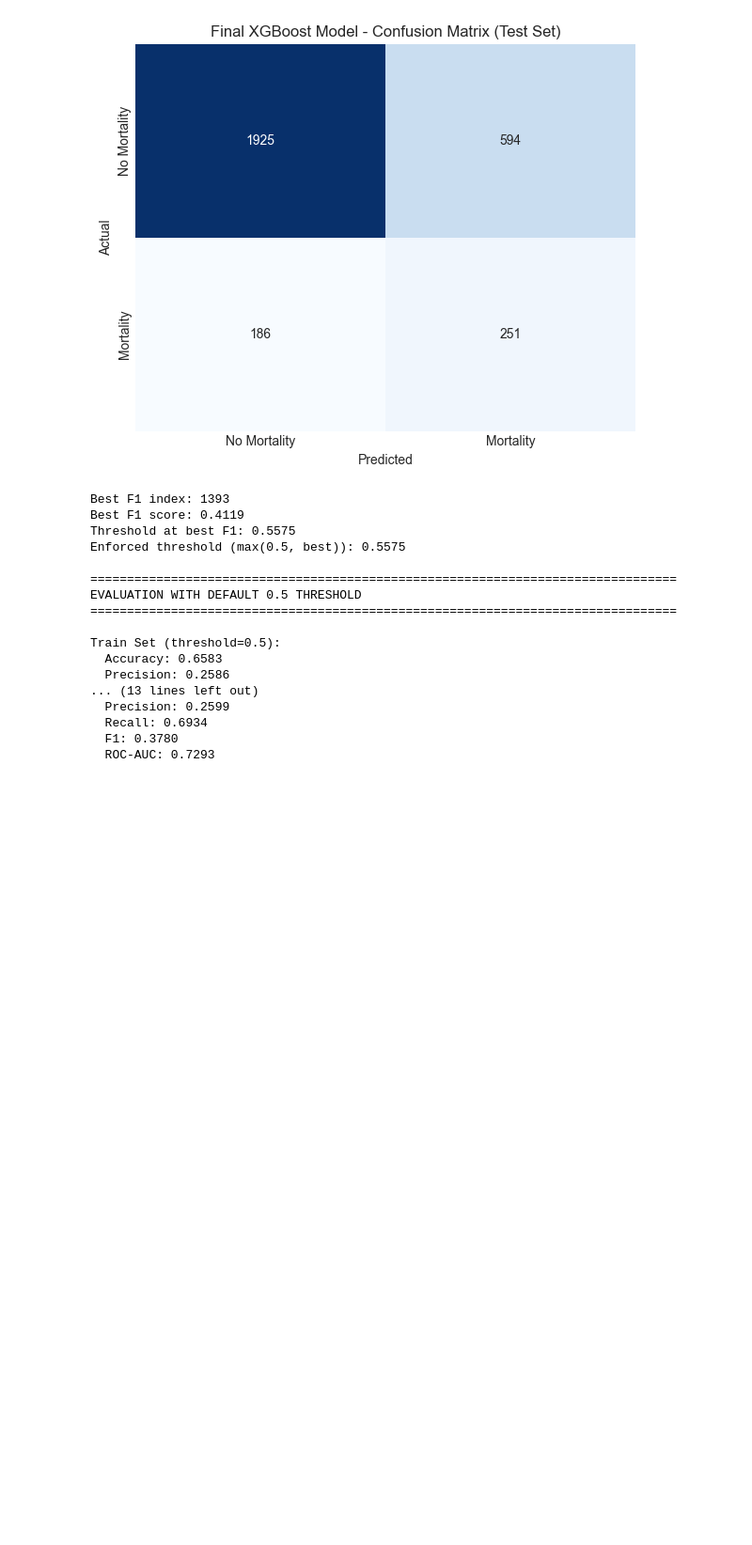
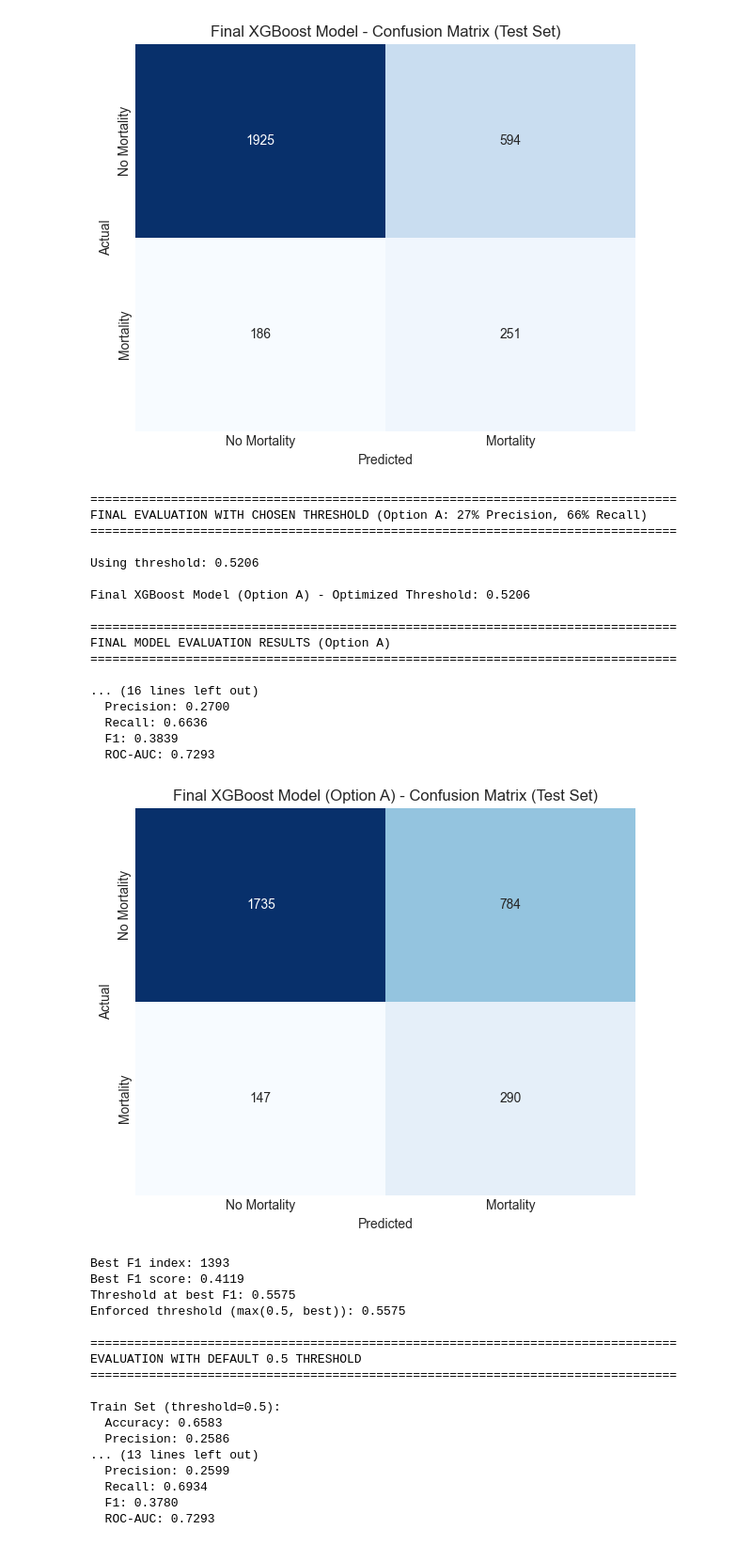
Before and after one commit to uripont/catalan-traffic-accident-analysis, a Jupyter notebook: notebooks/04_training_pipeline.ipynb, the cells around one changed output. Shown at 94% size. Drawn from its saved outputs; the diff is of its cells as text; code cells hidden in the pictures; blank space fills up the shorter version.

Commit message:
threshold evaluation

```diff
--- a/notebooks/04_training_pipeline.ipynb
+++ b/notebooks/04_training_pipeline.ipynb
@@ -391,6 +391,66 @@ Train Set:
   F1: 0.3916
   ROC-AUC: 0.7293
 [figure]
+# %%
+# RE-EVALUATE WITH CHOSEN THRESHOLD
+# Choose one of the options above. Example uses Option A (25% precision, 66% recall)
+print("\n" + "="*80)
+print("FINAL EVALUATION WITH CHOSEN THRESHOLD (Option A: 27% Precision, 66% Recall)")
+print("="*80)
+
+chosen_threshold = 0.5206  # Option A - catches more cases
+
+print(f"\nUsing threshold: {chosen_threshold:.4f}\n")
+
+final_results_chosen = evaluate_model(
+    final_model,
+    X_train_scaled, X_val_scaled, X_test_scaled,
+    y_train, y_val, y_test,
+    'Final XGBoost Model (Option A)',
+    threshold=chosen_threshold
+)
+
+print("\n" + "="*80)
+print("FINAL MODEL EVALUATION RESULTS (Option A)")
+print("="*80)
+for set_name in ['Train', 'Val', 'Test']:
+    print(f"\n{set_name} Set:")
+    for metric, value in final_results_chosen[set_name].items():
+        print(f"  {metric}: {value:.4f}")
+
+# Show confusion matrix for test set
+y_test_proba = final_model.predict_proba(X_test_scaled)[:, 1]
+y_test_pred = (y_test_proba >= chosen_threshold).astype(int)
+cm = confusion_matrix(y_test, y_test_pred)
+
+fig, ax = plt.subplots(figsize=(6, 5))
+sns.heatmap(cm, annot=True, fmt='d', cmap='Blues', ax=ax, cbar=False,
+            xticklabels=['No Mortality', 'Mortality'],
+            yticklabels=['No Mortality', 'Mortality'])
+ax.set_ylabel('Actual')
+ax.set_xlabel('Predicted')
+ax.set_title(f'Final XGBoost Model (Option A) - Confusion Matrix (Test Set)')
+plt.tight_layout()
+plt.show()
+# %% [output]
+================================================================================
+FINAL EVALUATION WITH CHOSEN THRESHOLD (Option A: 27% Precision, 66% Recall)
+================================================================================
+
+Using threshold: 0.5206
+
+Final XGBoost Model (Option A) - Optimized Threshold: 0.5206
+
+================================================================================
+FINAL MODEL EVALUATION RESULTS (Option A)
+================================================================================
+
+... (16 lines left out)
+  Precision: 0.2700
+  Recall: 0.6636
+  F1: 0.3839
+  ROC-AUC: 0.7293
+[figure, added]
 # %%
 # Test threshold selection logic
 y_val_proba = final_model.predict_proba(X_val_scaled)[:, 1]
```
Also changed, not shown: parts of 2 cells of this notebook.
